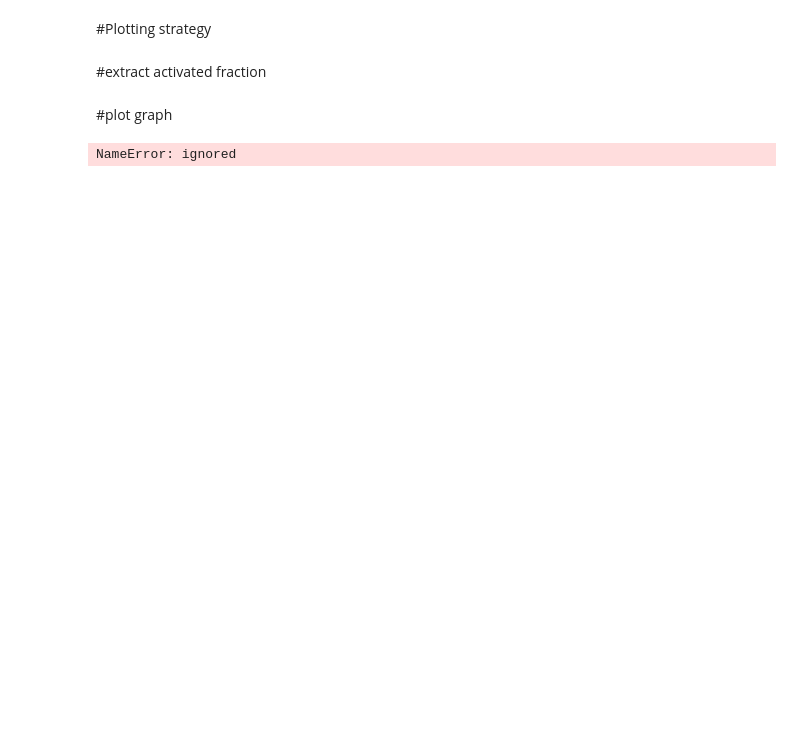
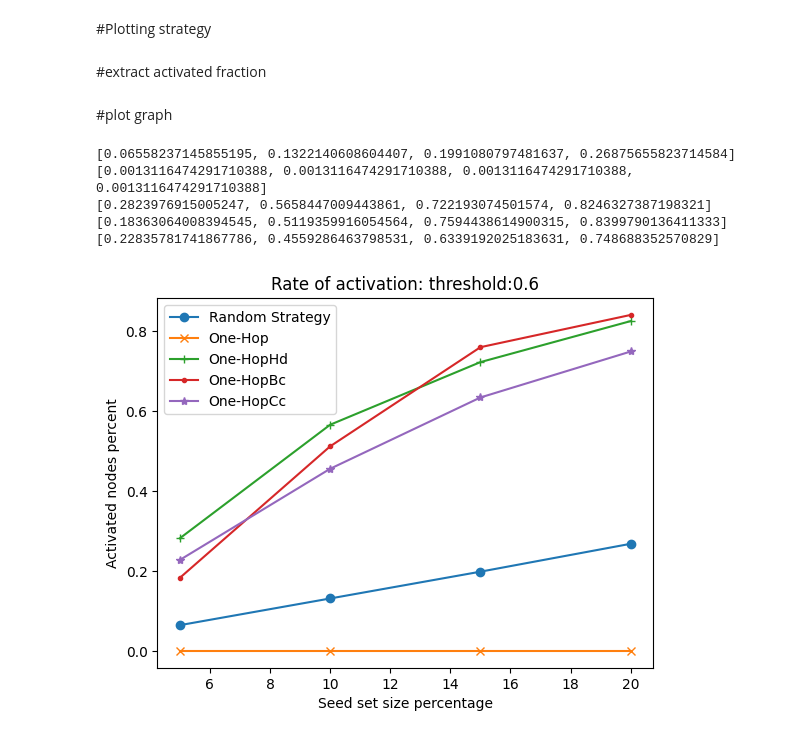
Before and after one commit to jaishruti/Influence-Maximization, a Jupyter notebook: InfluenceMaxLatest.ipynb, the cells around one changed output. Drawn from its saved outputs; the diff is of its cells as text; code cells hidden in the pictures; blank space fills up the shorter version.

```diff
--- a/InfluenceMaxLatest.ipynb
+++ b/InfluenceMaxLatest.ipynb
@@ -355,32 +354,38 @@ def extract_activated_fraction(dictt):
 # %%
 import matplotlib.pyplot as plt
 import numpy as np
 
-# threshold = 0.6
+
 def plotting_graph(threshold, random, oneHop, oneHopHd):
   seed_set_sizes = [5,10,15,20]
   x = np.array(seed_set_sizes)
   y = extract_activated_fraction(random)
   plt.plot(x,y,label="Random Strategy", marker = 'o', )
 
   z = extract_activated_fraction(oneHop)
   plt.plot(x,z,label="One-Hop", marker = 'x', )
 
   h = extract_activated_fraction(oneHopHd)
   plt.plot(x,h,label="One-HopHd", marker = '+', )
 
   b = extract_activated_fraction(oneHopBc)
   plt.plot(x,b,label="One-HopBc", marker = '.', )
 
   c = extract_activated_fraction(oneHopCc)
   plt.plot(x,c,label="One-HopCc", marker = '*', )
 
   plt.title(f"Rate of activation: threshold:{threshold}")
   plt.xlabel(f"Seed set size percentage")
   plt.ylabel("Activated nodes percent")
   plt.legend()
   plt.show()
 
+threshold = 0.6
 plotting_graph(threshold , random_seed, oneHop, oneHopHd)
 # %% [output]
-NameError: ignored
+[0.06558237145855195, 0.1322140608604407, 0.1991080797481637, 0.26875655823714584]
+[0.0013116474291710388, 0.0013116474291710388, 0.0013116474291710388, 0.0013116474291710388]
+[0.2823976915005247, 0.5658447009443861, 0.722193074501574, 0.8246327387198321]
+[0.18363064008394545, 0.5119359916054564, 0.7594438614900315, 0.8399790136411333]
+[0.22835781741867786, 0.4559286463798531, 0.6339192025183631, 0.748688352570829]
+[figure, added]
```
Also changed, not shown: parts of 2 cells of this notebook.
